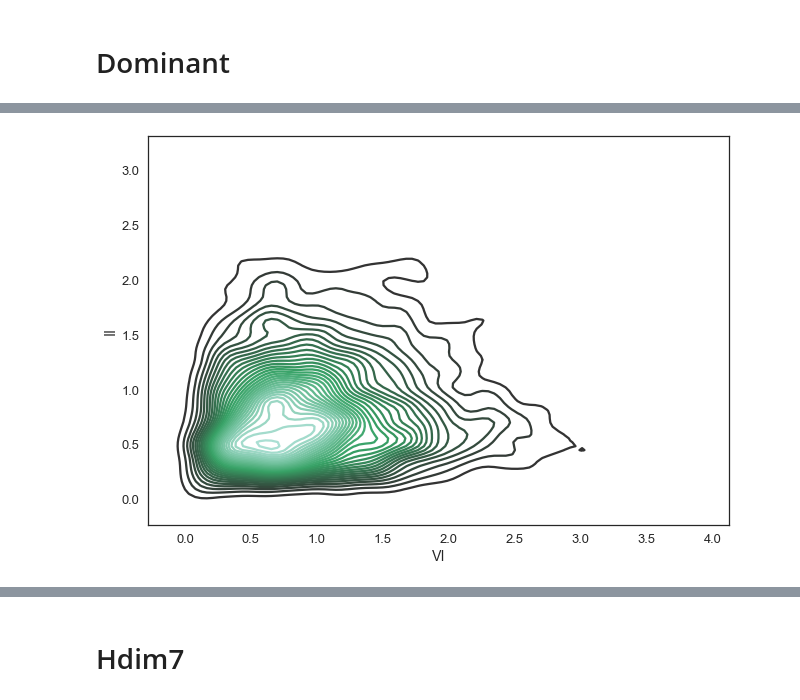
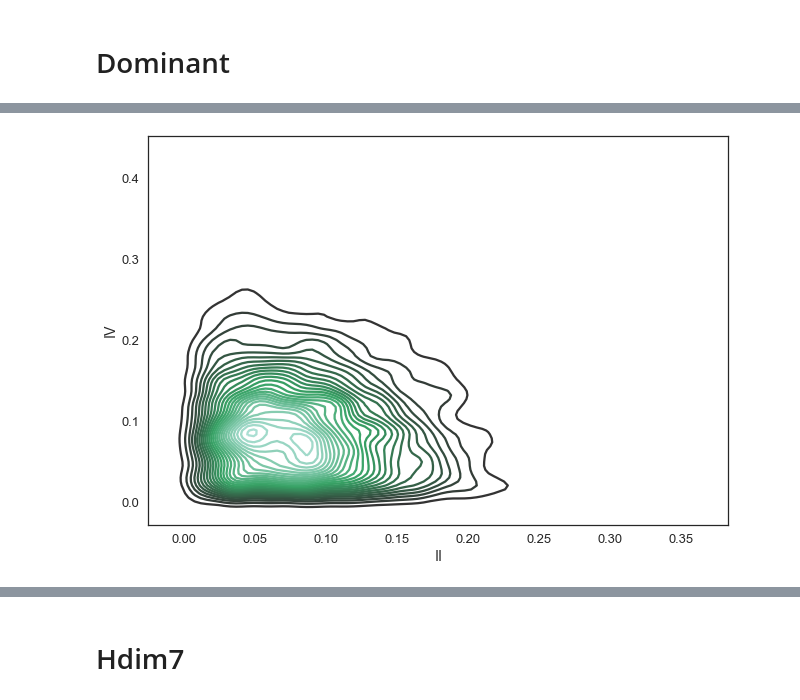
Before and after one commit to MTG/JAAH, a Jupyter notebook: utils/ChromaStatistics.ipynb, the cells around one changed output, grey strips where cells are left out. Drawn from its saved outputs; the diff is of its cells as text; code cells hidden in the pictures.

```diff
--- a/utils/ChromaStatistics.ipynb
+++ b/utils/ChromaStatistics.ipynb
@@ -134,5 +364,5 @@ plt.show()
 # %%
-sns.kdeplot(dMaj['VI'], dMaj['II'], n_levels=30)
+sns.kdeplot(dDom['II'], dDom['IV'], n_levels=30)
 plt.show()
 # %% [output]
-[figure, old version]
+[figure, new version]
```
Also changed, not shown: parts of 44 cells of this notebook, 7 other files.
